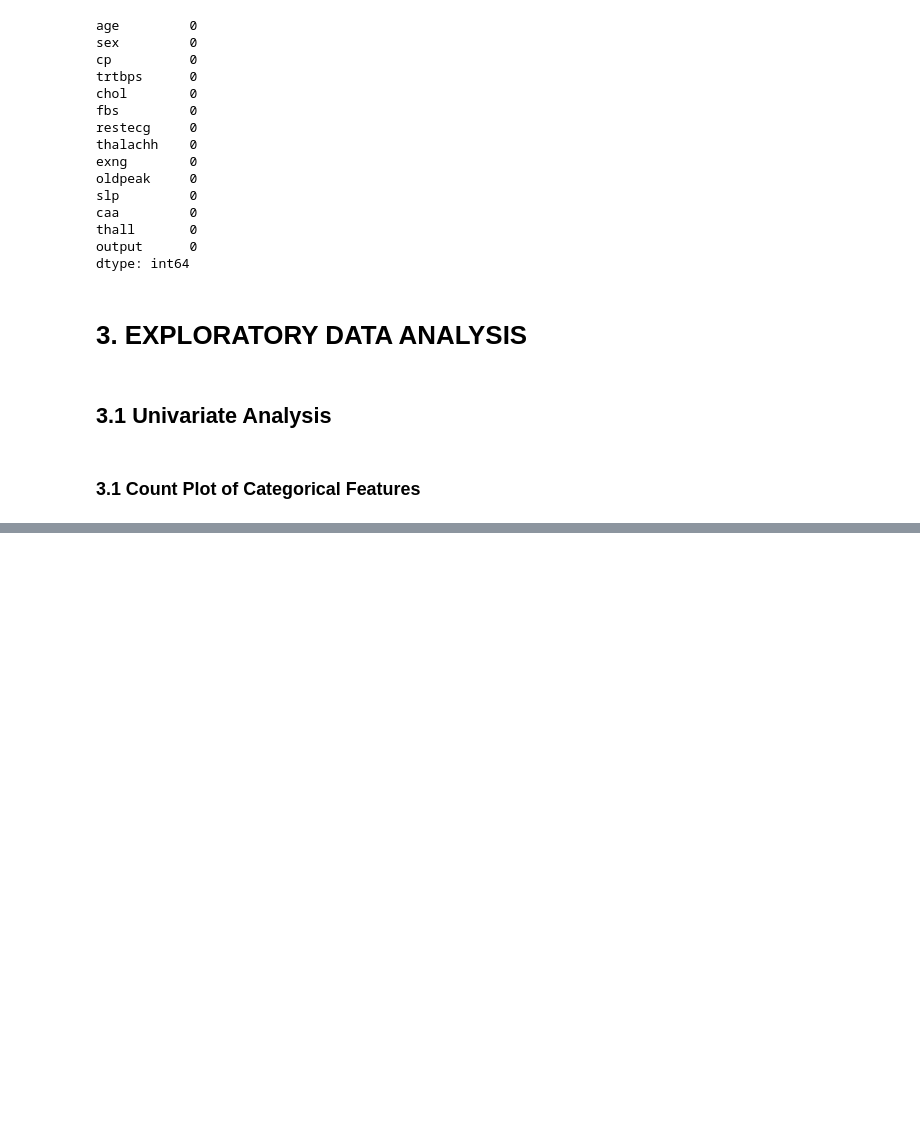
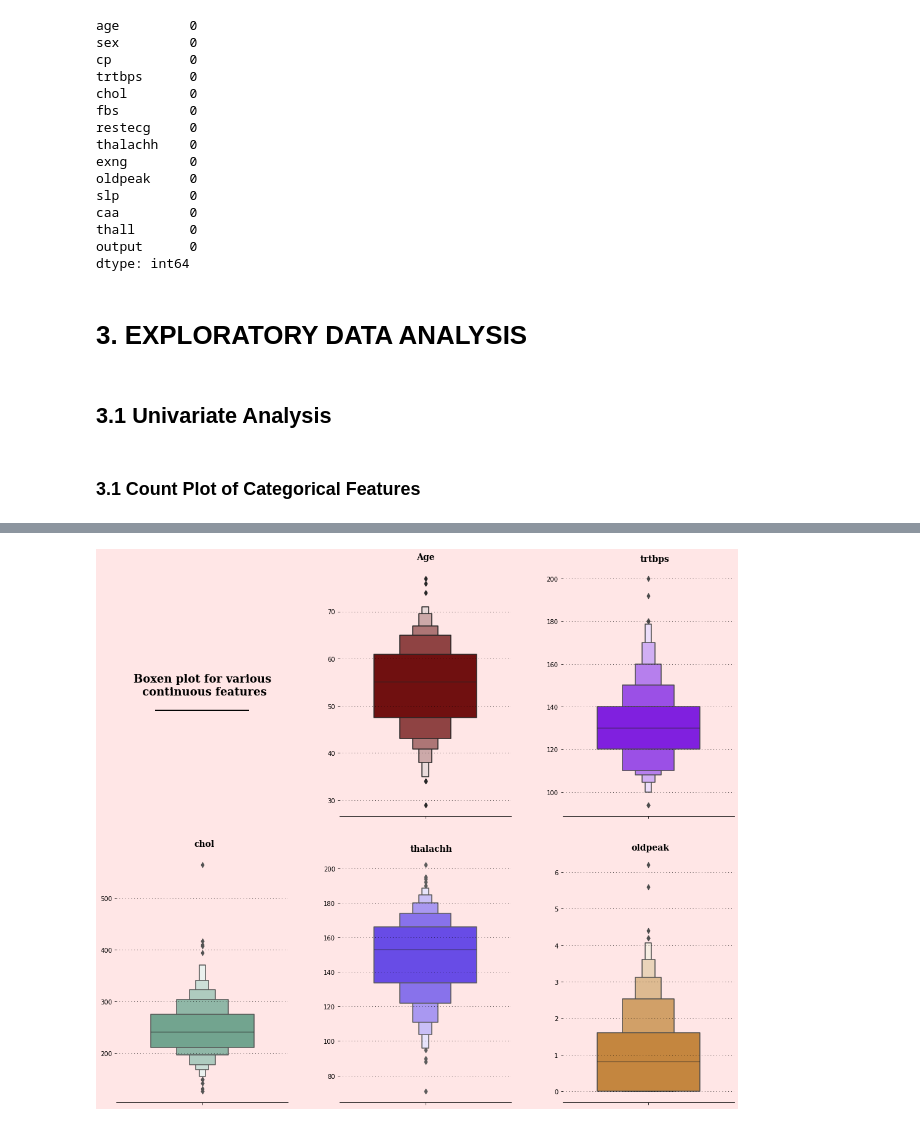
Before and after one commit to anyfish/notebook_project_ml, a Jupyter notebook: eda-heart-attacK.ipynb, the cells around one changed output, grey strips where cells are left out. Drawn from its saved outputs; the diff is of its cells as text; code cells hidden in the pictures; blank space fills up the shorter version.

```diff
--- a/eda-heart-attacK.ipynb
+++ b/eda-heart-attacK.ipynb
@@ -222,0 +284,85 @@ Text(0, 0.5, '')
+# %%
+# Grid
+fig = plt.figure(figsize=(18,16))
+gs = fig.add_gridspec(2,3)
+gs.update(wspace=0.3, hspace=0.15)
+
+ax0 = fig.add_subplot(gs[0,0])
+ax1 = fig.add_subplot(gs[0,1])
+ax2 = fig.add_subplot(gs[0,2])
+ax3 = fig.add_subplot(gs[1,0])
+ax4 = fig.add_subplot(gs[1,1])
+ax5 = fig.add_subplot(gs[1,2])
+
+# Colors
+background_color = "#ffe6e6"
+color_palette = ["#800000","#8000ff","#6aac90","#5833ff","#da8829"]
+
+fig.patch.set_facecolor(background_color)
+ax0.set_facecolor(background_color)
+ax1.set_facecolor(background_color)
+ax2.set_facecolor(background_color)
+ax3.set_facecolor(background_color)
+ax4.set_facecolor(background_color)
+ax5.set_facecolor(background_color)
+ax6.set_facecolor(background_color)
+
+# Title of the plot
+ax0.spines['bottom'].set_visible(False)
+ax0.spines['left'].set_visible(False)
+ax0.spines['top'].set_visible(False)
+ax0.spines['right'].set_visible(False)
+ax0.tick_params(left=False, bottom=False)
+ax0.set_xticklabels([])
+ax0.set_yticklabels([])
+ax0.text(0.5,0.5,
+         'Boxen plot for various\n continuous features\n_________________',
+         horizontalalignment='center',
+         verticalalignment='center',
+         fontsize=18, fontweight='bold',
+         fontfamily='serif',
+         color="#000000")
+
+# Age
+ax1.text(-0.05, 81, 'Age', fontsize=14, fontweight='bold', fontfamily='serif', color='#000000')
+ax1.grid(color='#000000', linestyle=':', axis='y', zorder=0, dashes=(1,5))
+sns.boxenplot(ax=ax1, y=df['age'], palette=['#800000'], width=0.6)
+ax1.set_xlabel('')
+ax1.set_ylabel('')
+
+# trtbps
+ax2.text(-0.05, 208, 'trtbps', fontsize=14, fontweight='bold', fontfamily='serif', color='#000000')
+ax2.grid(color='#000000', linestyle=':', axis='y', zorder=0, dashes=(1,5))
+sns.boxenplot(ax=ax2, y=df['trtbps'], palette=['#8000ff'], width=0.6)
+ax2.set_xlabel('')
+ax2.set_ylabel('')
+
+# chol
+ax3.text(-0.05, 600, 'chol', fontsize=14, fontweight='bold', fontfamily='serif', color='#000000')
+ax3.grid(color='#000000', linestyle=':', axis='y', zorder=0, dashes=(1,5))
+sns.boxenplot(ax=ax3, y=df['chol'], palette=['#6aac90'], width=0.6)
+ax3.set_xlabel('')
+ax3.set_ylabel('')
+
+# thalachh
+ax4.text(-0.09, 210, 'thalachh', fontsize=14, fontweight='bold', fontfamily='serif', color='#000000')
+ax4.grid(color='#000000', linestyle=':', axis='y', zorder=0, dashes=(1,5))
+sns.boxenplot(ax=ax4, y=df['thalachh'], palette=['#5833ff'], width=0.6)
+ax4.set_xlabel('')
+ax4.set_ylabel('')
+
+# oldpeak
+ax5.text(-0.1, 6.6, 'oldpeak', fontsize=14, fontweight='bold', fontfamily='serif', color='#000000')
+ax5.grid(color='#000000', linestyle=':', axis='y', zorder=0, dashes=(1,5))
+sns.boxenplot(ax=ax5, y=df['oldpeak'], palette=['#da8829'], width=0.6)
+ax5.set_xlabel('')
+ax5.set_ylabel('')
+
+for s in ['top', 'right', 'left']:
+    ax1.spines[s].set_visible(False)
+    ax2.spines[s].set_visible(False)
+    ax3.spines[s].set_visible(False)
+    ax4.spines[s].set_visible(False)
+    ax5.spines[s].set_visible(False)
+# %% [output]
+[figure, added]
```
Also changed, not shown: parts of 2 cells of this notebook.
